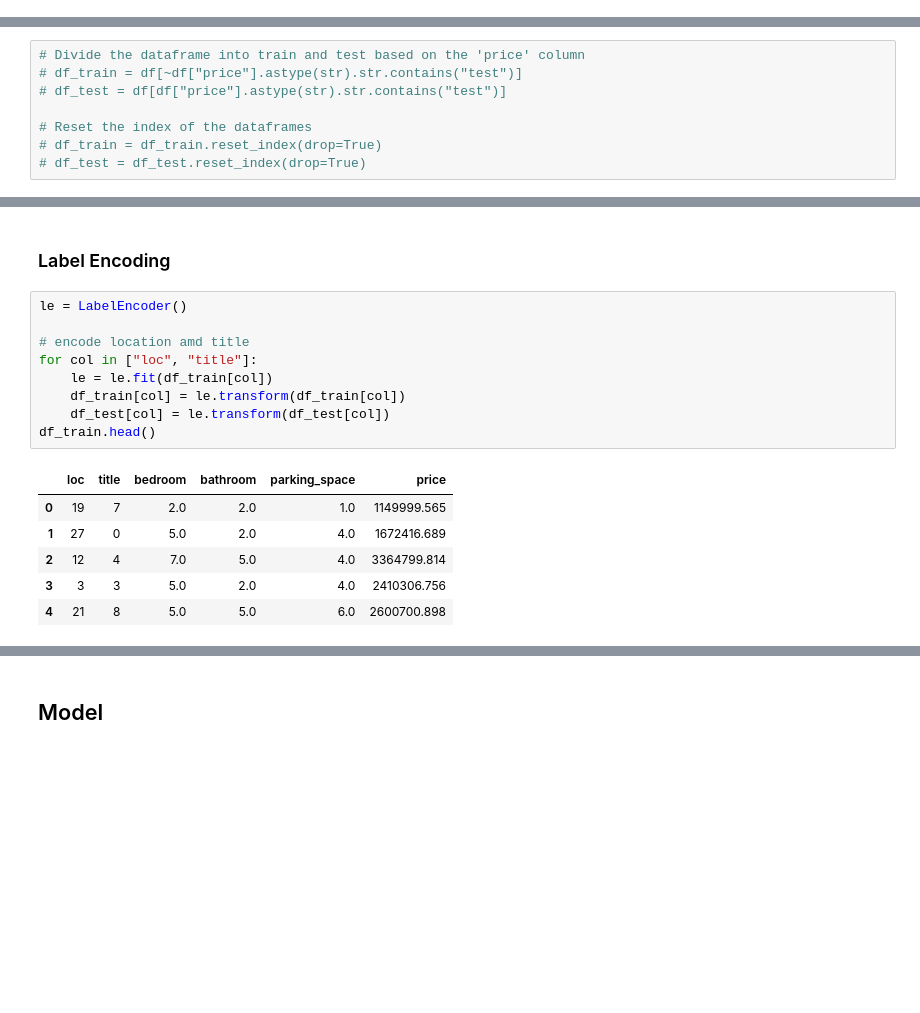
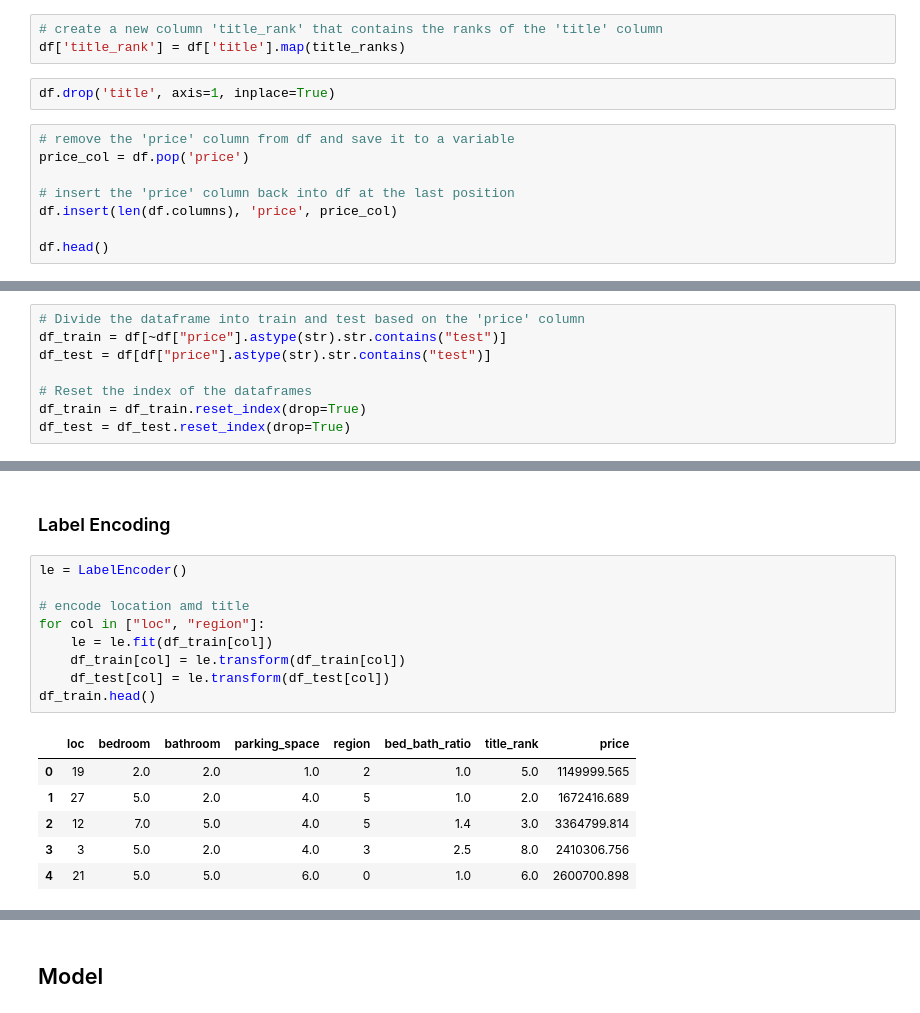
Before and after one commit to veronicaeyo/house_price_prediction, a Jupyter notebook: house_prediction.ipynb, the cells around one changed output, grey strips where cells are left out. Cells and saved outputs as stored; diff of their text form; blank space fills up the shorter version.

```diff
--- a/house_prediction.ipynb
+++ b/house_prediction.ipynb
@@ -84,0 +140,13 @@ memory usage: 1.1+ MB
+# %%
+# create a new column 'title_rank' that contains the ranks of the 'title' column
+df['title_rank'] = df['title'].map(title_ranks)
+# %%
+df.drop('title', axis=1, inplace=True)
+# %%
+# remove the 'price' column from df and save it to a variable
+price_col = df.pop('price')
+
+# insert the 'price' column back into df at the last position
+df.insert(len(df.columns), 'price', price_col)
+
+df.head()
@@ -110,12 +188,12 @@ dtype: int64
 ### Train-test split
 # %%
 # Divide the dataframe into train and test based on the 'price' column
-# df_train = df[~df["price"].astype(str).str.contains("test")]
-# df_test = df[df["price"].astype(str).str.contains("test")]
+df_train = df[~df["price"].astype(str).str.contains("test")]
+df_test = df[df["price"].astype(str).str.contains("test")]
 
 # Reset the index of the dataframes
-# df_train = df_train.reset_index(drop=True)
-# df_test = df_test.reset_index(drop=True)
+df_train = df_train.reset_index(drop=True)
+df_test = df_test.reset_index(drop=True)
 # %% [markdown]
 ### Label Encoding
 # %% [markdown]
@@ -175,19 +271,19 @@ dtype: int64
 # %%
 le = LabelEncoder()
 
 # encode location amd title
-for col in ["loc", "title"]:
+for col in ["loc", "region"]:
     le = le.fit(df_train[col])
     df_train[col] = le.transform(df_train[col])
     df_test[col] = le.transform(df_test[col])
 df_train.head()
 # %% [output]
-|  | loc | title | bedroom | bathroom | parking_space | price |
-| 0 | 19 | 7 | 2.0 | 2.0 | 1.0 | 1149999.565 |
-| 1 | 27 | 0 | 5.0 | 2.0 | 4.0 | 1672416.689 |
-| 2 | 12 | 4 | 7.0 | 5.0 | 4.0 | 3364799.814 |
-| 3 | 3 | 3 | 5.0 | 2.0 | 4.0 | 2410306.756 |
-| 4 | 21 | 8 | 5.0 | 5.0 | 6.0 | 2600700.898 |
+|  | loc | bedroom | bathroom | parking_space | region | bed_bath_ratio | title_rank | price |
+| 0 | 19 | 2.0 | 2.0 | 1.0 | 2 | 1.0 | 5.0 | 1149999.565 |
+| 1 | 27 | 5.0 | 2.0 | 4.0 | 5 | 1.0 | 2.0 | 1672416.689 |
+| 2 | 12 | 7.0 | 5.0 | 4.0 | 5 | 1.4 | 3.0 | 3364799.814 |
+| 3 | 3 | 5.0 | 2.0 | 4.0 | 3 | 2.5 | 8.0 | 2410306.756 |
+| 4 | 21 | 5.0 | 5.0 | 6.0 | 0 | 1.0 | 6.0 | 2600700.898 |
 # %%
 df_test.head()
 # %% [output]
```
Also changed, not shown: parts of 37 cells of this notebook, 2 other files.
